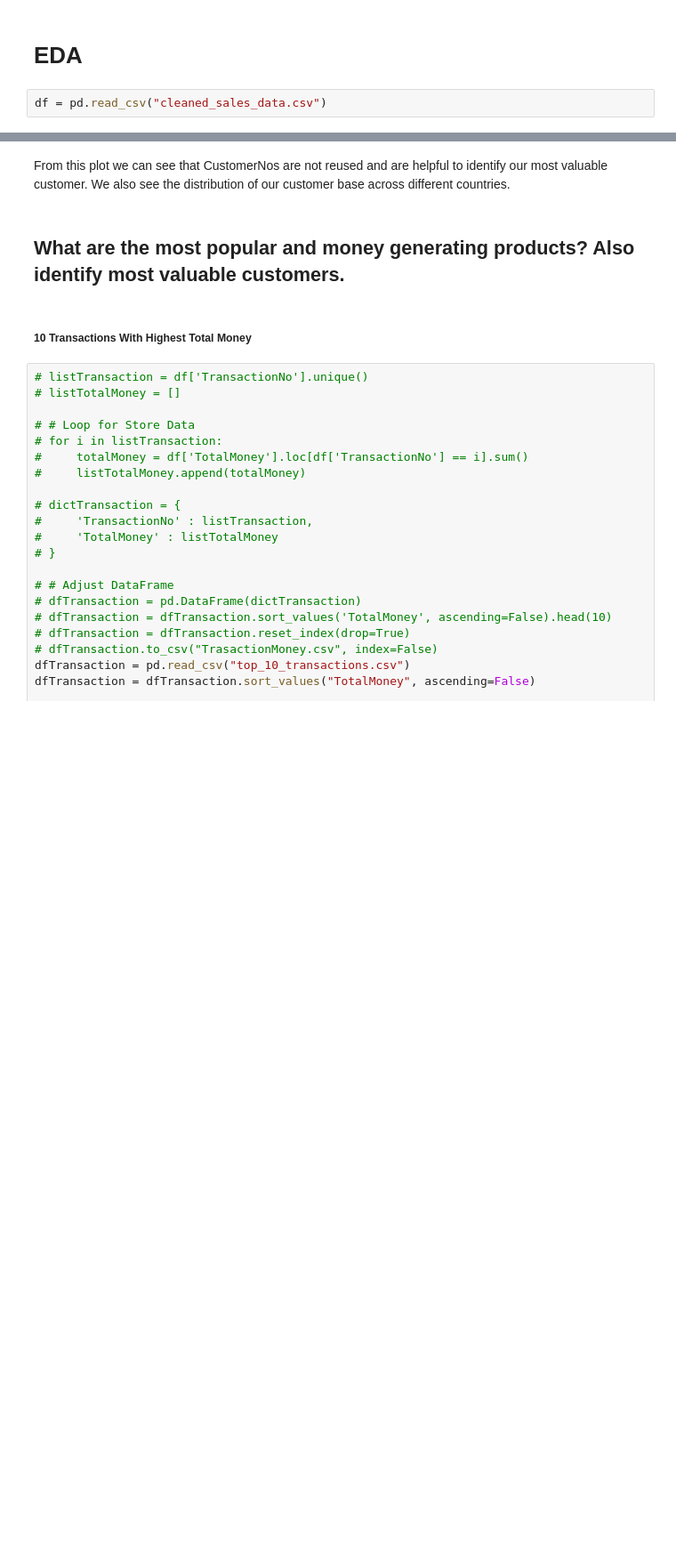
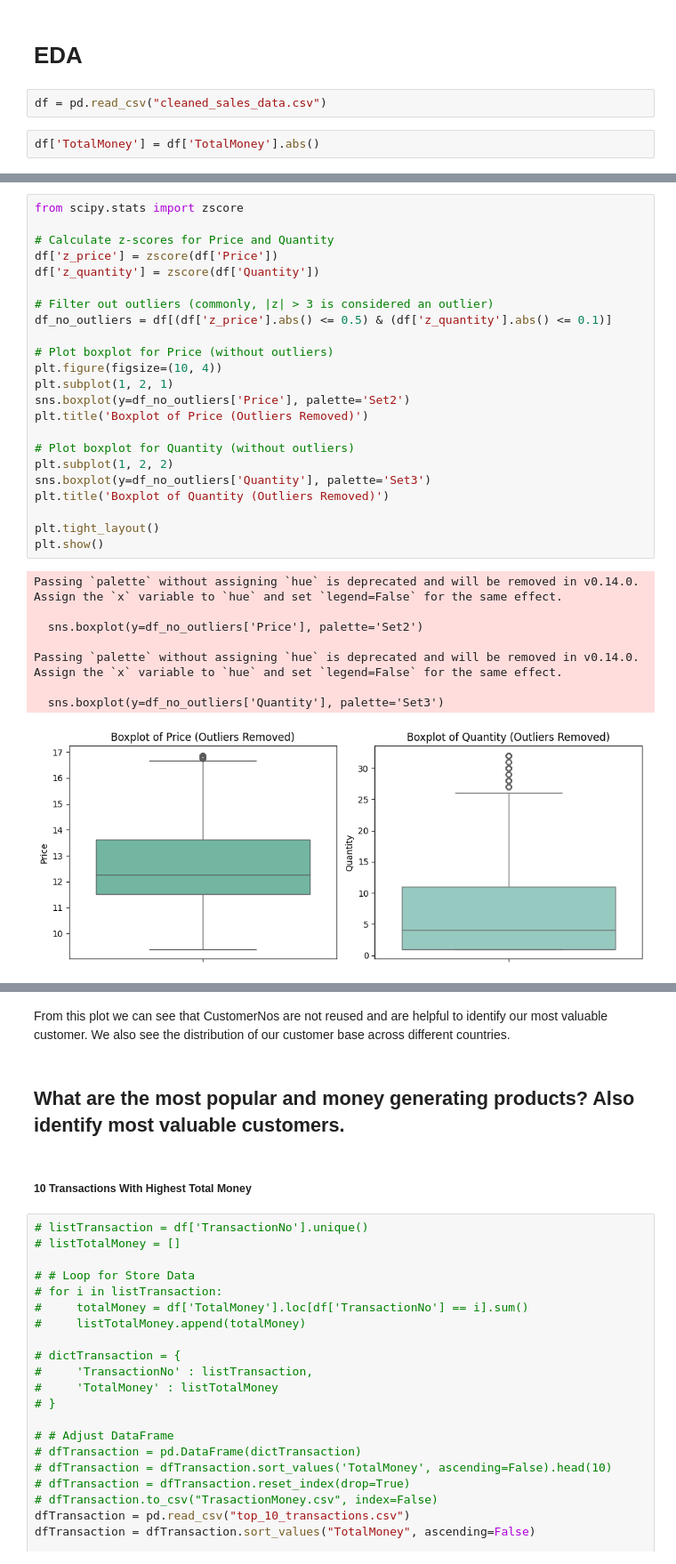
Before and after one commit to xrhahelry/Data-Driven-Insights-and-Customer-Segmentation-for-E-Commerce-Growth, a Jupyter notebook: eda.ipynb, the cells around one changed output, grey strips where cells are left out. Shown: that part at 89% size. Saved outputs shown, nothing was run; the diff lists cells and outputs as text; blank space fills up the shorter version.

```diff
--- a/eda.ipynb
+++ b/eda.ipynb
@@ -112,3 +215,5 @@ There are some CustomerNos missing so lets first check if CustomerNo is unique o
 # EDA
 # %%
 df = pd.read_csv("cleaned_sales_data.csv")
+# %%
+df['TotalMoney'] = df['TotalMoney'].abs()
@@ -114,0 +236,32 @@ df = pd.read_csv("cleaned_sales_data.csv")
+# %%
+from scipy.stats import zscore
+
+# Calculate z-scores for Price and Quantity
+df['z_price'] = zscore(df['Price'])
+df['z_quantity'] = zscore(df['Quantity'])
+
+# Filter out outliers (commonly, |z| > 3 is considered an outlier)
+df_no_outliers = df[(df['z_price'].abs() <= 0.5) & (df['z_quantity'].abs() <= 0.1)]
+
+# Plot boxplot for Price (without outliers)
+plt.figure(figsize=(10, 4))
+plt.subplot(1, 2, 1)
+sns.boxplot(y=df_no_outliers['Price'], palette='Set2')
+plt.title('Boxplot of Price (Outliers Removed)')
+
+# Plot boxplot for Quantity (without outliers)
+plt.subplot(1, 2, 2)
+sns.boxplot(y=df_no_outliers['Quantity'], palette='Set3')
+plt.title('Boxplot of Quantity (Outliers Removed)')
+
+plt.tight_layout()
+plt.show()
+# %% [output]
+Passing `palette` without assigning `hue` is deprecated and will be removed in v0.14.0. Assign the `x` variable to `hue` and set `legend=False` for the same effect.
+
+  sns.boxplot(y=df_no_outliers['Price'], palette='Set2')
+
+Passing `palette` without assigning `hue` is deprecated and will be removed in v0.14.0. Assign the `x` variable to `hue` and set `legend=False` for the same effect.
+
+  sns.boxplot(y=df_no_outliers['Quantity'], palette='Set3')
+[figure, added]
```
Also changed, not shown: parts of 20 cells of this notebook, 15 other files.
